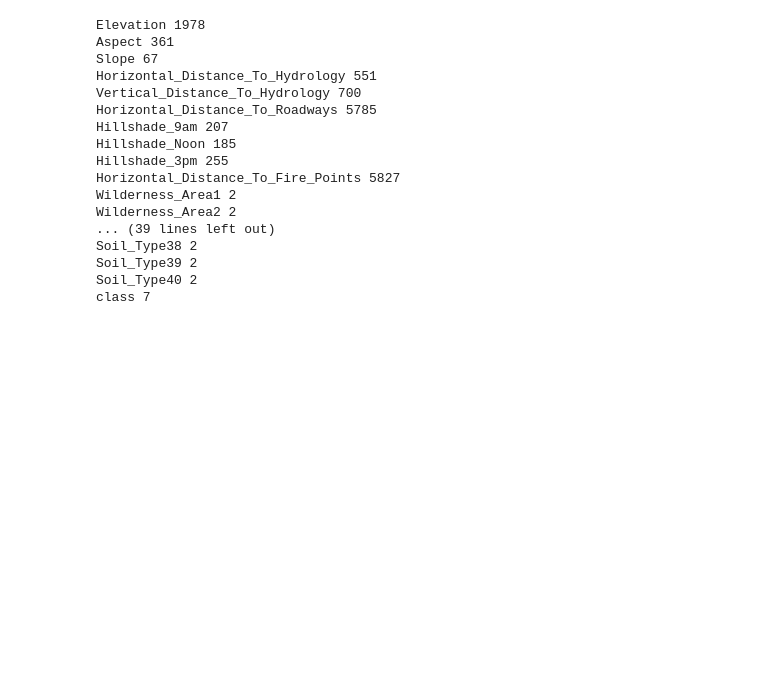
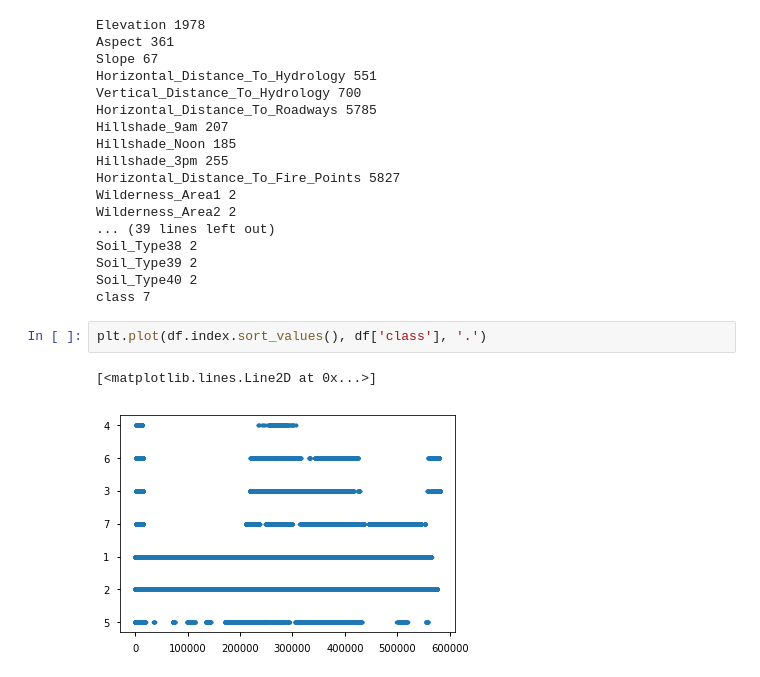
Before and after one commit to hoeztutar/drift_behaviour, a Jupyter notebook: Exploration/Covertype Exploration.ipynb, the cells around one changed output. Saved outputs shown, nothing was run; the diff lists cells and outputs as text; blank space fills up the shorter version.

```diff
--- a/Exploration/Covertype Exploration.ipynb
+++ b/Exploration/Covertype Exploration.ipynb
@@ -99,3 +99,8 @@ Soil_Type38 2
 Soil_Type39 2
 Soil_Type40 2
 class 7
+# %%
+plt.plot(df.index.sort_values(), df['class'], '.')
+# %% [output]
+[<matplotlib.lines.Line2D at 0x...>]
+[figure, added]
```
Also changed, not shown: 5 other files.
